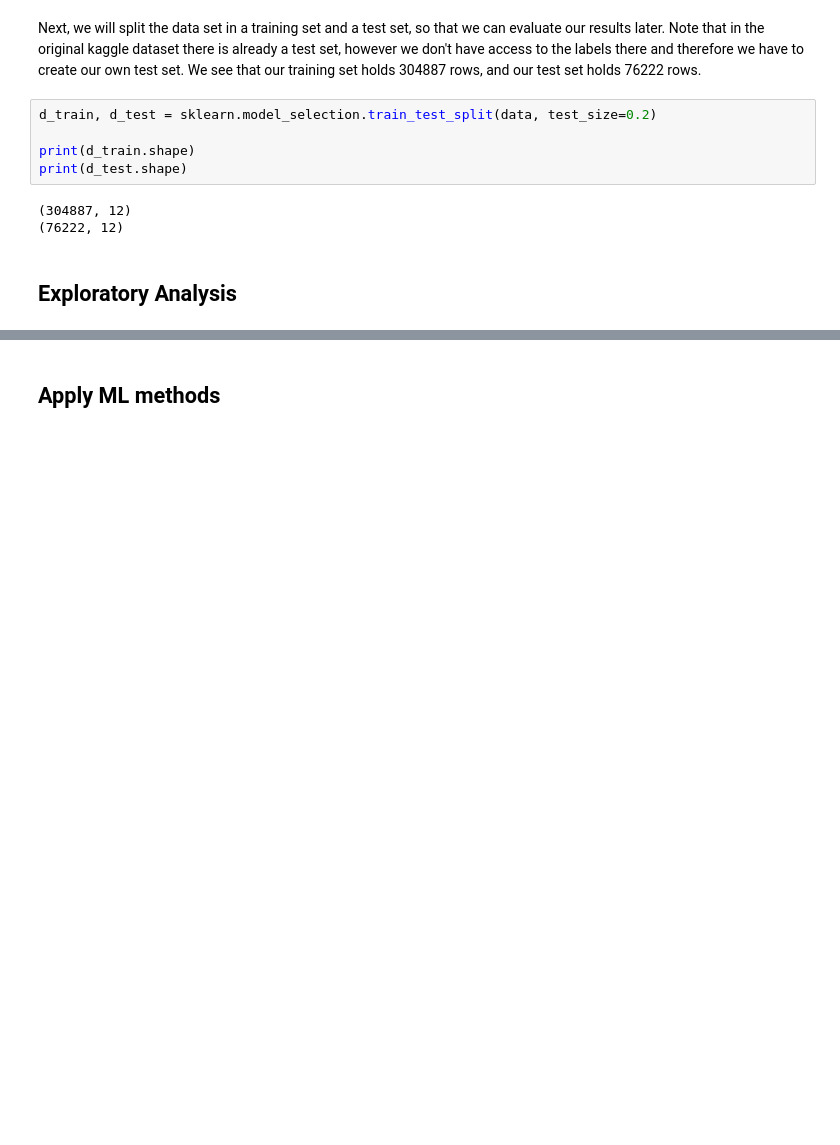
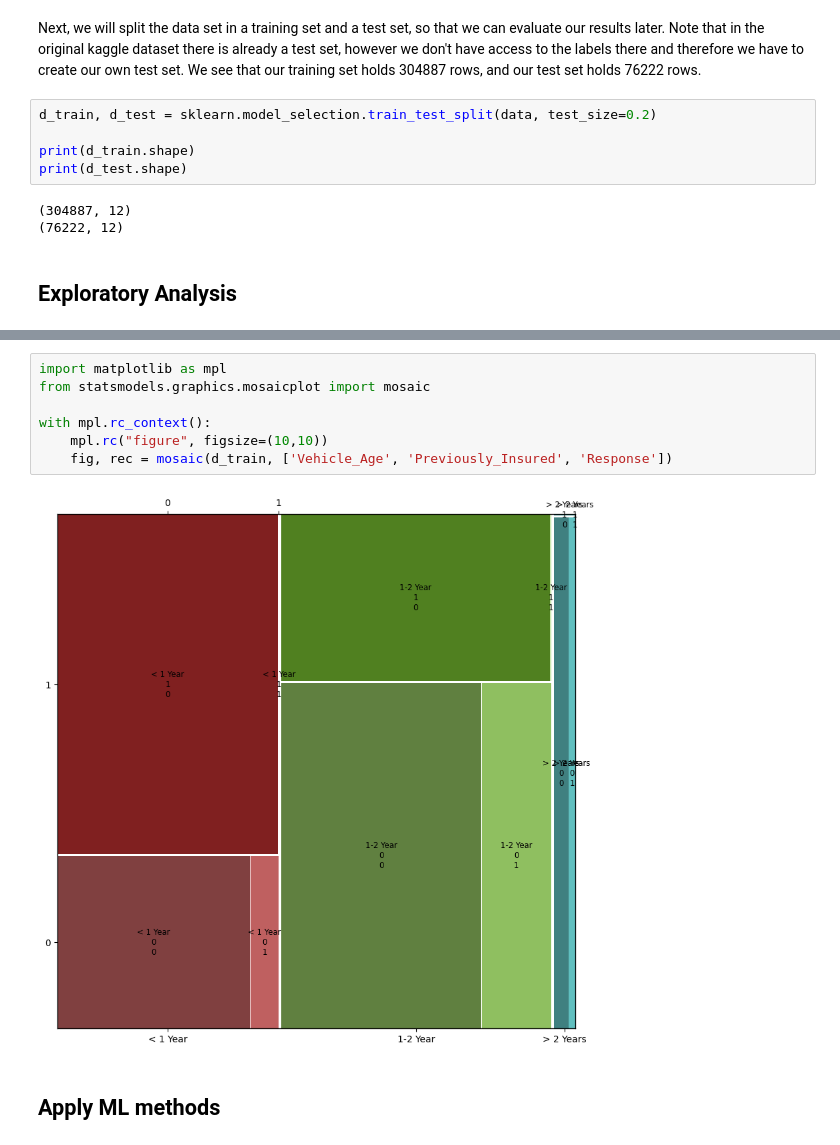
Before and after one commit to jong42/Health-Insurance-Cross-Sell-Prediction, a Jupyter notebook: Health Insurance Cross Sell Prediction.ipynb, the cells around one changed output, grey strips where cells are left out. Drawn from its saved outputs; the diff is of its cells as text; blank space fills up the shorter version.

```diff
--- a/Health Insurance Cross Sell Prediction.ipynb
+++ b/Health Insurance Cross Sell Prediction.ipynb
@@ -181,2 +197,11 @@ print(len(data[np.logical_and(data['Response']==1, data['Vehicle_Age']=='> 2 Yea
+# %%
+import matplotlib as mpl
+from statsmodels.graphics.mosaicplot import mosaic
+
+with mpl.rc_context():
+    mpl.rc("figure", figsize=(10,10))
+    fig, rec = mosaic(d_train, ['Vehicle_Age', 'Previously_Insured', 'Response'])
+# %% [output]
+[figure, added]
 # %% [markdown]
 ## Apply ML methods
```
Also changed, not shown: parts of 9 cells of this notebook.
